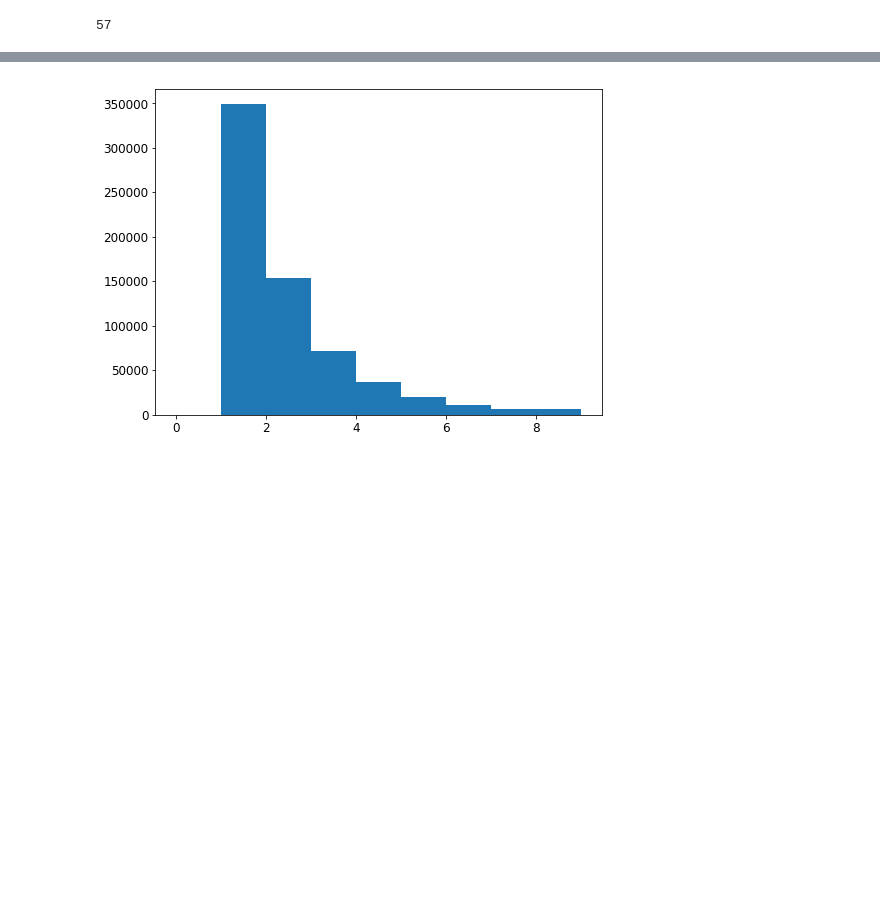
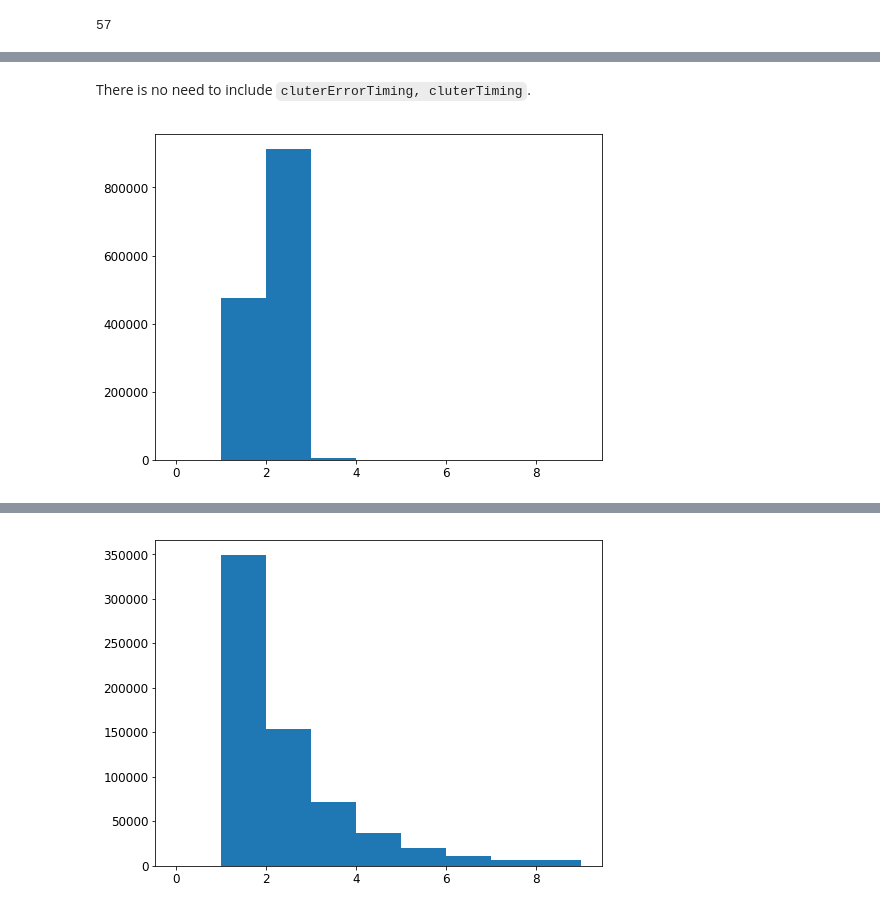
Before and after one commit to ch2ohch2oh/sigma_selection, a Jupyter notebook: notebooks/sigma_v6.ipynb, the cells around one changed output, grey strips where cells are left out. Drawn from its saved outputs; the diff is of its cells as text; code cells hidden in the pictures; blank space fills up the shorter version.

````diff
--- a/notebooks/sigma_v6.ipynb
+++ b/notebooks/sigma_v6.ipynb
@@ -42,0 +158,7 @@ loose.head(10)
+# %% [markdown]
+There is no need to include ```cluterErrorTiming, cluterTiming```.
+# %%
+plt.hist(data['gamma1_clusterReg'], bins=range(10))
+plt.show()
+# %% [output]
+[figure, added]
````
Also changed, not shown: parts of 28 cells of this notebook.
